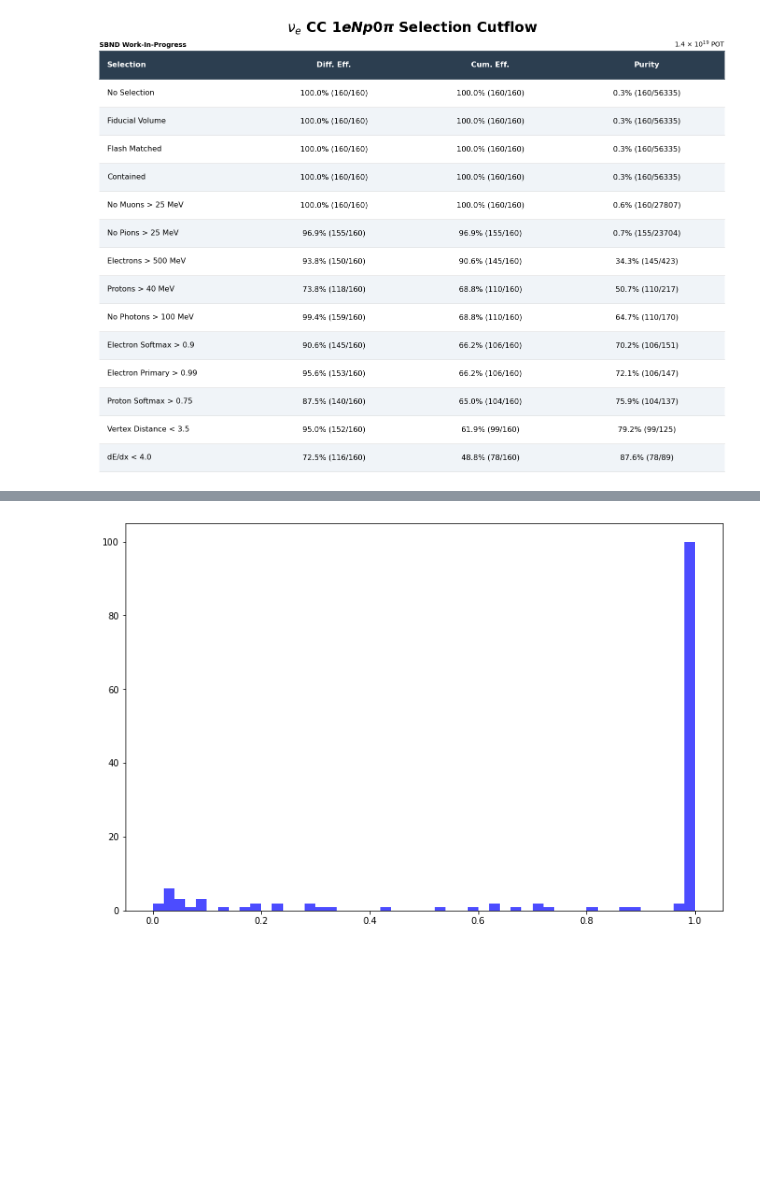
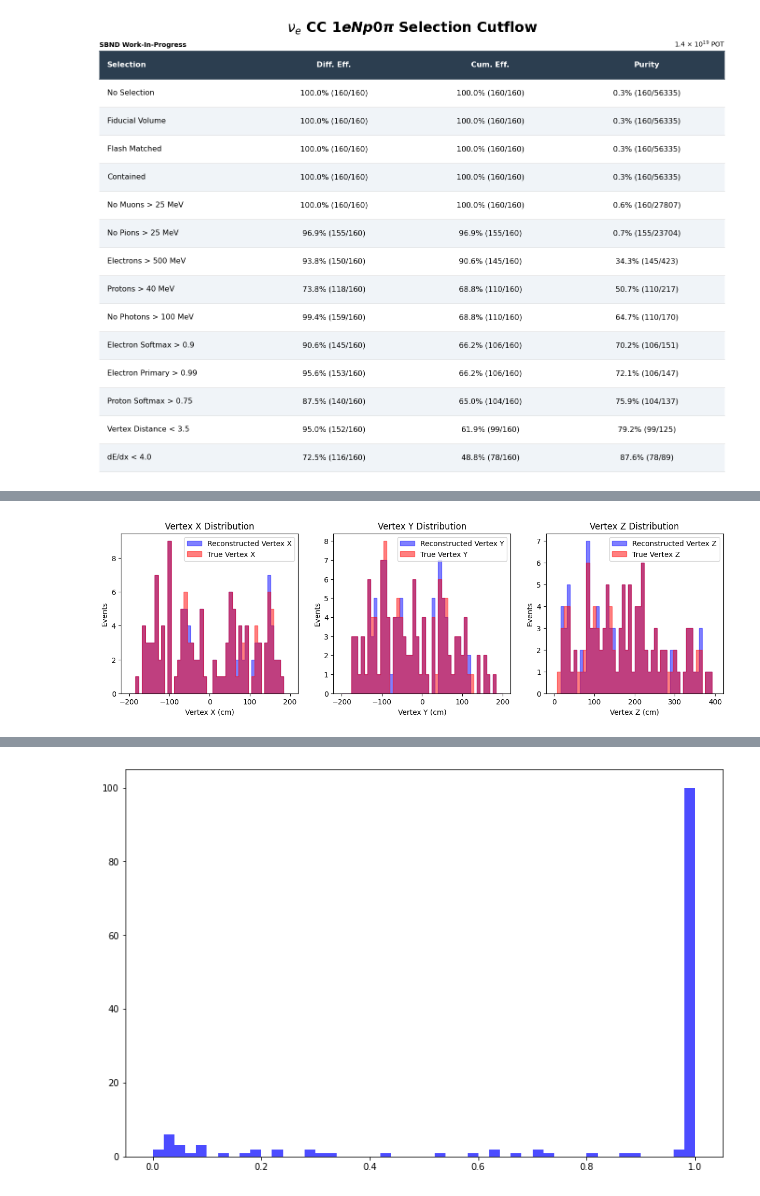
Before and after one commit to carriganm95/cafpyana, a Jupyter notebook: analysis_village/nueNp0Pi/notebooks/test.ipynb, the cells around one changed output, grey strips where cells are left out. Cells and saved outputs as stored; diff of their text form; code cells hidden in the pictures; blank space fills up the shorter version.

```diff
--- a/analysis_village/nueNp0Pi/notebooks/test.ipynb
+++ b/analysis_village/nueNp0Pi/notebooks/test.ipynb
@@ -222,15 +248,15 @@ print("-" * len(header))
 
 combined_sel = all_mask.copy()
 signal = df.rec.dlp_true.true_signal1p | df.rec.dlp_true.true_signalNp
-signal_interactions = len(df[signal].groupby(level=[0, 1, 2]).size())
+signal_interactions = len(df[signal].groupby(level=[0, 1, 2, 3]).size())
 
 for sel in selections:
     combined_sel &= sel.mask
-    evts     = len(df[sel.mask].groupby(level=[0, 1]).size())
-    ints     = len(df[sel.mask].groupby(level=[0, 1, 2]).size())
-    sig_ints = len(df[sel.mask & signal].groupby(level=[0, 1, 2]).size())
-    ints_cum     = len(df[combined_sel].groupby(level=[0, 1, 2]).size())
-    cum_sig_ints = len(df[combined_sel & signal].groupby(level=[0, 1, 2]).size())
+    evts     = len(df[sel.mask].groupby(level=[0, 1, 2]).size())
+    ints     = len(df[sel.mask].groupby(level=[0, 1, 2, 3]).size())
+    sig_ints = len(df[sel.mask & signal].groupby(level=[0, 1, 2, 3]).size())
+    ints_cum     = len(df[combined_sel].groupby(level=[0, 1, 2, 3]).size())
+    cum_sig_ints = len(df[combined_sel & signal].groupby(level=[0, 1, 2, 3]).size())
 
     diff_eff = sig_ints / signal_interactions if signal_interactions > 0 else 0
     cum_eff  = cum_sig_ints / signal_interactions if signal_interactions > 0 else 0
@@ -455,0 +503,35 @@ plt.show()
+# %%
+x_vertex = df.rec.dlp.vertex.x[combined_sel]
+x_vertex_true = df.rec.dlp_true.vertex.x[combined_sel]
+
+y_vertex = df.rec.dlp.vertex.y[combined_sel]
+y_vertex_true = df.rec.dlp_true.vertex.y[combined_sel]
+
+z_vertex = df.rec.dlp.vertex.z[combined_sel]
+z_vertex_true = df.rec.dlp_true.vertex.z[combined_sel]
+# %%
+fig, ax = plt.subplots(1, 3, figsize=(15, 4))
+
+ax[0].hist(x_vertex, bins=50, range=(-200, 200), histtype='step', color='blue', label='Reconstructed Vertex X', fill=True, alpha=0.5)
+ax[0].hist(x_vertex_true, bins=50, range=(-200, 200), histtype='step', color='red', label='True Vertex X', fill=True, alpha=0.5)
+ax[0].set_xlabel('Vertex X (cm)')
+ax[0].set_ylabel('Events')
+ax[0].set_title('Vertex X Distribution')
+ax[0].legend()
+
+ax[1].hist(y_vertex, bins=50, range=(-200, 200), histtype='step', color='blue', label='Reconstructed Vertex Y', fill=True, alpha=0.5)
+ax[1].hist(y_vertex_true, bins=50, range=(-200, 200), histtype='step', color='red', label='True Vertex Y', fill=True, alpha=0.5)
+ax[1].set_xlabel('Vertex Y (cm)')
+ax[1].set_ylabel('Events')
+ax[1].set_title('Vertex Y Distribution')
+ax[1].legend()
+
+ax[2].hist(z_vertex, bins=50, range=(0, 400), histtype='step', color='blue', label='Reconstructed Vertex Z', fill=True, alpha=0.5)
+ax[2].hist(z_vertex_true, bins=50, range=(0, 400 ), histtype='step', color='red', label='True Vertex Z', fill=True, alpha=0.5)
+ax[2].set_xlabel('Vertex Z (cm)')
+ax[2].set_ylabel('Events')
+ax[2].set_title('Vertex Z Distribution')
+ax[2].legend()
+plt.show()
+# %% [output]
+[figure, added]
```
Also changed, not shown: parts of 13 cells of this notebook, 5 other files.
